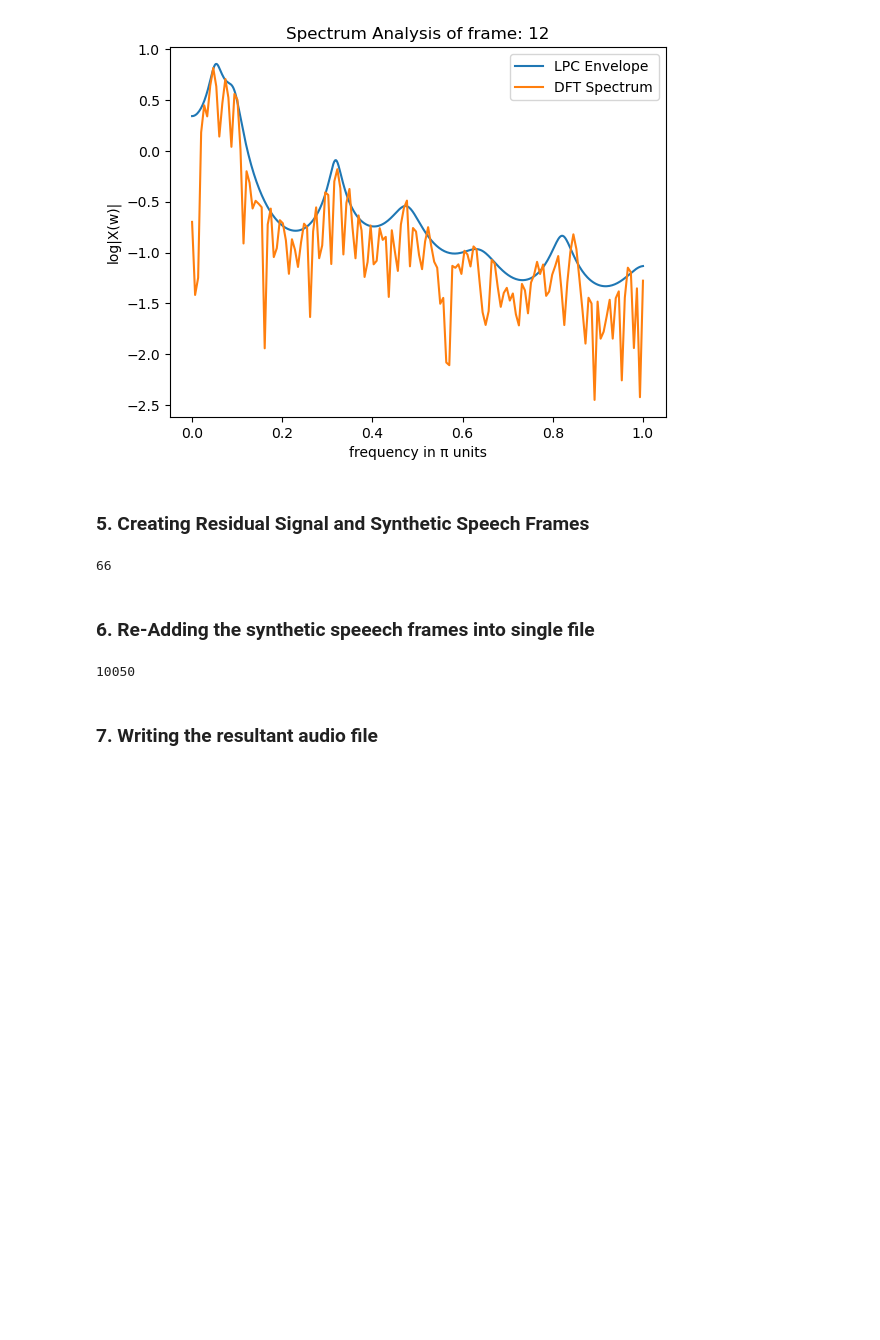
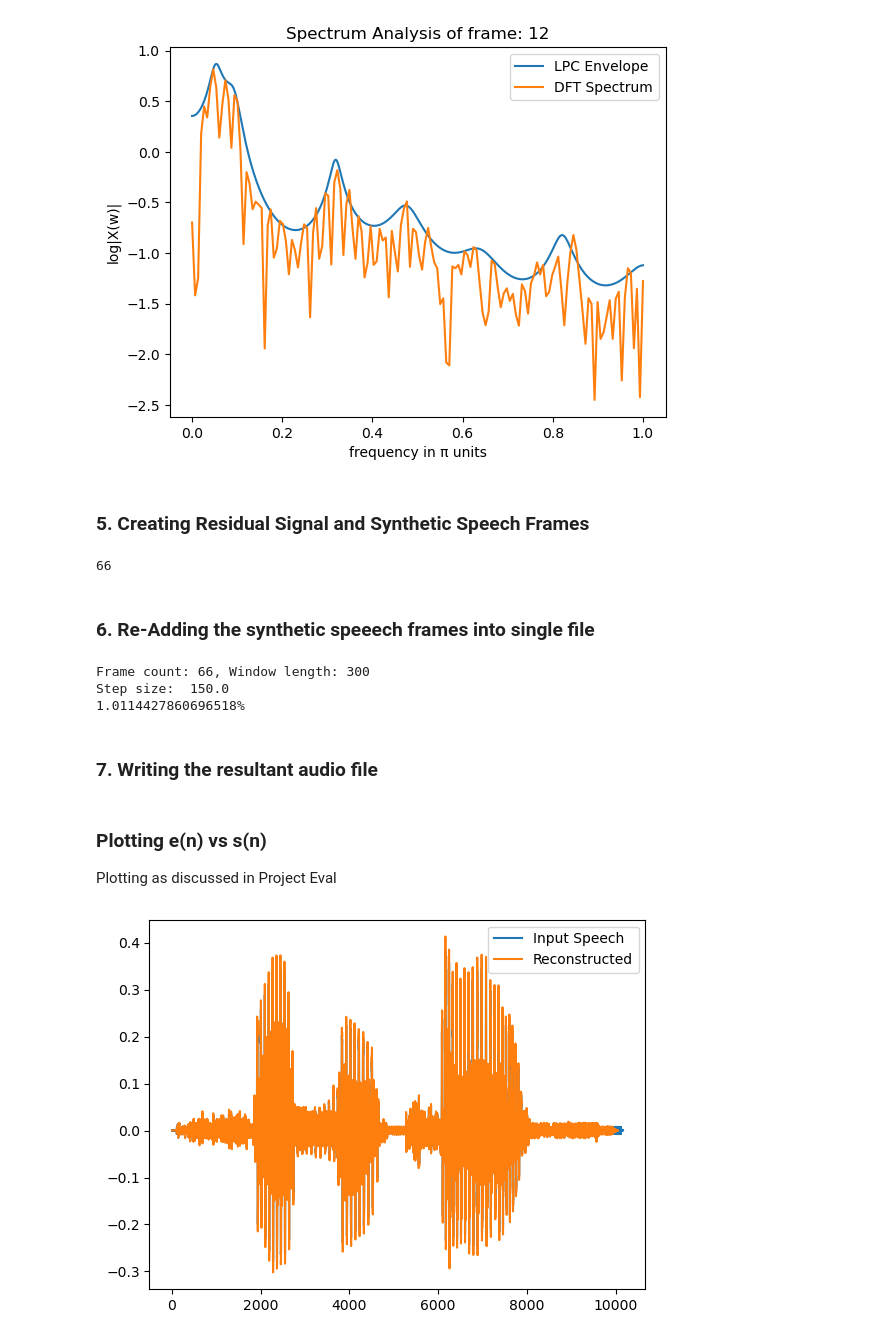
Before and after one commit to its-rajesh/Linear-Predictive-Coding-of-Speech-Signals, a Jupyter notebook: LPC.ipynb, the cells around one changed output. Saved outputs shown, nothing was run; the diff lists cells and outputs as text; code cells hidden in the pictures; blank space fills up the shorter version.

```diff
--- a/LPC.ipynb
+++ b/LPC.ipynb
@@ -122,41 +123,59 @@ coefficients = plotLPC(frames, 12, 16)
 # %% [markdown]
 ### 5. Creating Residual Signal and Synthetic Speech Frames
 # %%
-def create_synthetic_frames(frames, coefficients):
+def create_synthetic_frames(frames, p=16):
     synthetic_frames = []
     poles = 1
     for frame in frames:
-        residual = signal.lfilter(coefficients, poles, frame)
-        synthetic = signal.lfilter([1], coefficients, residual)
+        coefficients = lb.lpc(frame, p)
+        residual = signal.lfilter(coefficients, poles, frame) #Inverse filtering
+        synthetic = signal.lfilter([1], coefficients, residual) #All Pole filtering
         synthetic_frames.append(synthetic)
 
     return synthetic_frames
 # %%
-synthetic_frames = create_synthetic_frames(frames, coefficients)
+synthetic_frames = create_synthetic_frames(frames, 15)
 print(len(synthetic_frames))
 # %% [output]
 66
 # %% [markdown]
 ### 6. Re-Adding the synthetic speeech frames into single file
 # %%
-def AddFrameBlocks(Blocks, window, O = 0.5):
-    count, nw = Blocks.shape
-    step = np.floor(nw * O)
+def AddFrameBlocks(S_frames, window, Overlap = 0.5):
+    f_count, nw = S_frames.shape
+    print('Frame count: {}, Window length: {}'.format(f_count, nw))
+    step = np.floor(nw * Overlap)
+    print('Step size: ', step)
 
-    n = (count-1) * step + nw
+    n = (f_count-1) * step + nw
     x = np.zeros((int(n), ))
 
-    for i in range(count):
+    for i in range(f_count):
         offset = int(i * step)
-        x[offset : nw + offset] += Blocks[i, :]
+        x[offset : nw + offset] += S_frames[i, :]
 
     return x
 # %%
 reconstruted = AddFrameBlocks(np.array(synthetic_frames), wind)
-print(len(reconstruted))
+print("{}%".format(len(input_speech)/len(reconstruted)))
 # %% [output]
-10050
+Frame count: 66, Window length: 300
+Step size:  150.0
+1.0114427860696518%
 # %% [markdown]
 ### 7. Writing the resultant audio file
 # %%
 sf.write('/Users/rajeshr/Desktop/reconstruted.wav', reconstruted, fs)
+# %% [markdown]
+### Plotting e(n) vs s(n)
+
+Plotting as discussed in Project Eval
+# %%
+x1 = np.arange(len(input_speech))
+x2 = np.arange(len(reconstruted))
+plt.plot(x1, input_speech)
+plt.plot(x2, reconstruted)
+plt.legend(['Input Speech','Reconstructed'])
+plt.show()
+# %% [output]
+[figure, added]
```
Also changed, not shown: parts of 4 cells of this notebook, 1 other file.
